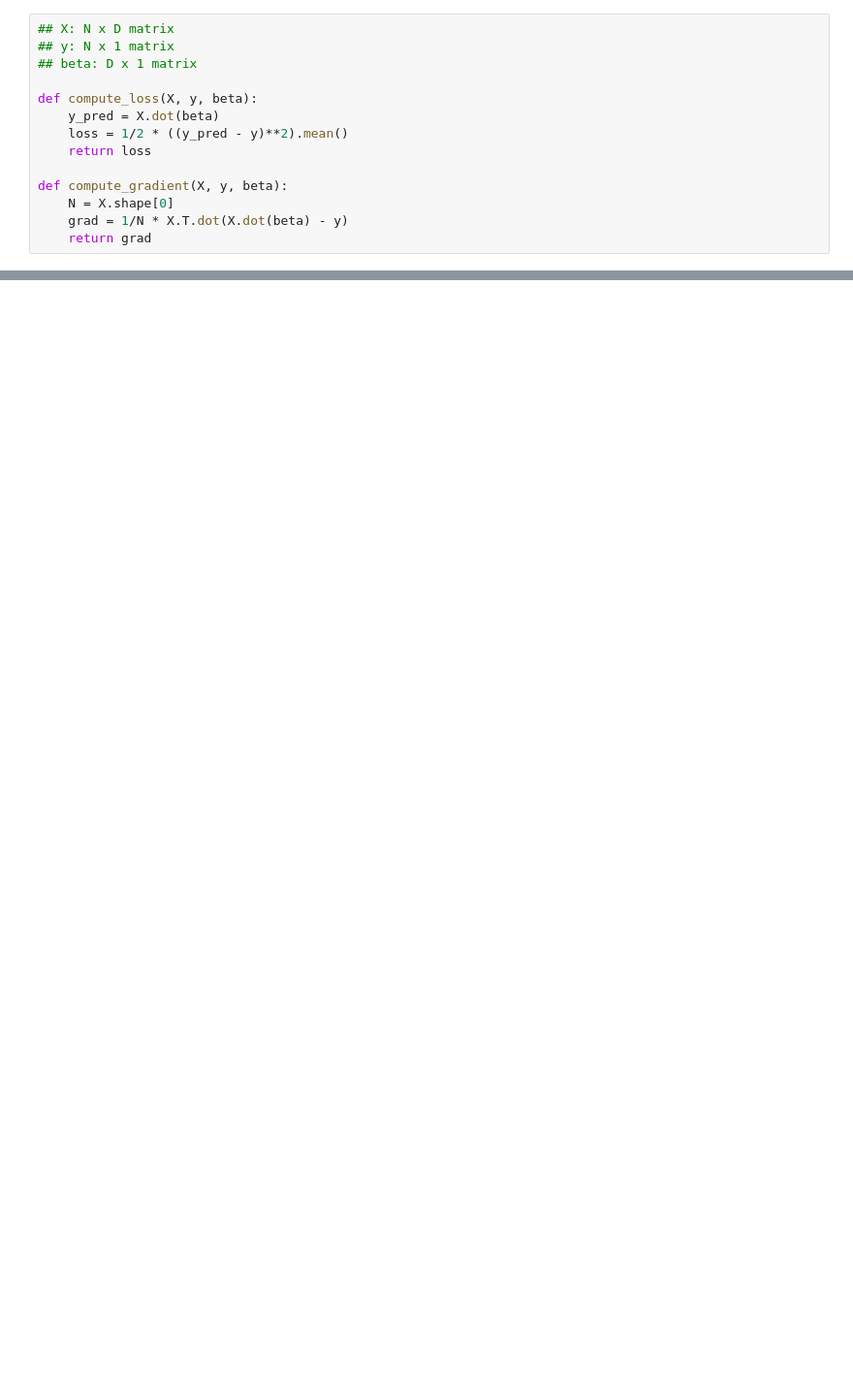
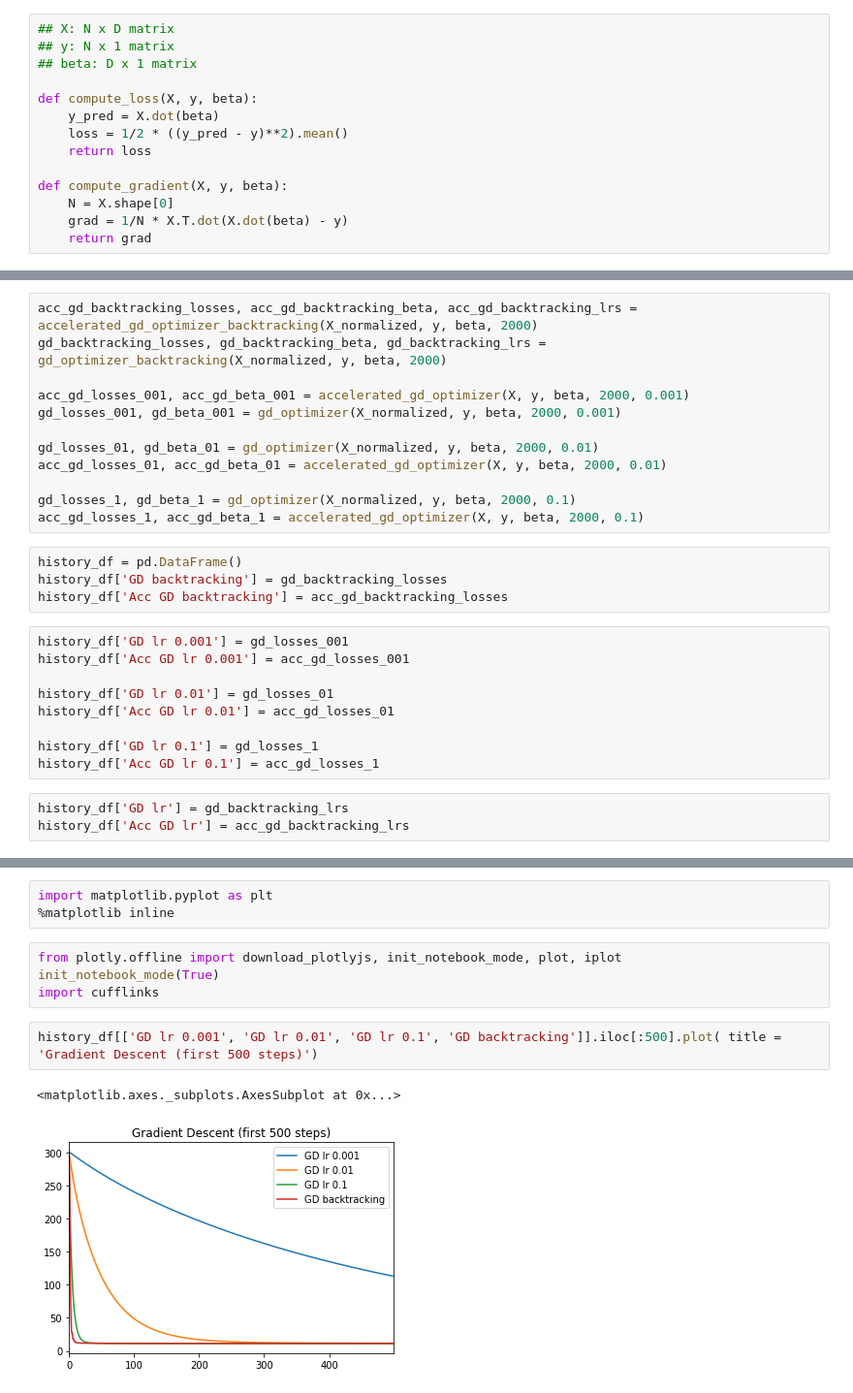
Before and after one commit to thaidv96/ds_hus, a Jupyter notebook: optimization/LinearRegressionWithGD.ipynb, the cells around one changed output, grey strips where cells are left out. Shown at 97% size. Saved outputs shown, nothing was run; the diff lists cells and outputs as text; blank space fills up the shorter version.

```diff
--- a/optimization/LinearRegressionWithGD.ipynb
+++ b/optimization/LinearRegressionWithGD.ipynb
@@ -119,0 +167,28 @@ plt.show()
+# %%
+acc_gd_backtracking_losses, acc_gd_backtracking_beta, acc_gd_backtracking_lrs = accelerated_gd_optimizer_backtracking(X_normalized, y, beta, 2000)
+gd_backtracking_losses, gd_backtracking_beta, gd_backtracking_lrs = gd_optimizer_backtracking(X_normalized, y, beta, 2000)
+
+acc_gd_losses_001, acc_gd_beta_001 = accelerated_gd_optimizer(X, y, beta, 2000, 0.001)
+gd_losses_001, gd_beta_001 = gd_optimizer(X_normalized, y, beta, 2000, 0.001)
+
+gd_losses_01, gd_beta_01 = gd_optimizer(X_normalized, y, beta, 2000, 0.01)
+acc_gd_losses_01, acc_gd_beta_01 = accelerated_gd_optimizer(X, y, beta, 2000, 0.01)
+
+gd_losses_1, gd_beta_1 = gd_optimizer(X_normalized, y, beta, 2000, 0.1)
+acc_gd_losses_1, acc_gd_beta_1 = accelerated_gd_optimizer(X, y, beta, 2000, 0.1)
+# %%
+history_df = pd.DataFrame()
+history_df['GD backtracking'] = gd_backtracking_losses
+history_df['Acc GD backtracking'] = acc_gd_backtracking_losses
+# %%
+history_df['GD lr 0.001'] = gd_losses_001
+history_df['Acc GD lr 0.001'] = acc_gd_losses_001
+
+history_df['GD lr 0.01'] = gd_losses_01
+history_df['Acc GD lr 0.01'] = acc_gd_losses_01
+
+history_df['GD lr 0.1'] = gd_losses_1
+history_df['Acc GD lr 0.1'] = acc_gd_losses_1
+# %%
+history_df['GD lr'] = gd_backtracking_lrs
+history_df['Acc GD lr'] = acc_gd_backtracking_lrs
@@ -119,0 +203,12 @@ plt.show()
+# %%
+import matplotlib.pyplot as plt
+%matplotlib inline
+# %%
+from plotly.offline import download_plotlyjs, init_notebook_mode, plot, iplot
+init_notebook_mode(True)
+import cufflinks
+# %%
+history_df[['GD lr 0.001', 'GD lr 0.01', 'GD lr 0.1', 'GD backtracking']].iloc[:500].plot( title = 'Gradient Descent (first 500 steps)')
+# %% [output]
+<matplotlib.axes._subplots.AxesSubplot at 0x...>
+[figure, added]
```
Also changed, not shown: parts of 24 cells of this notebook, 6 other files.
